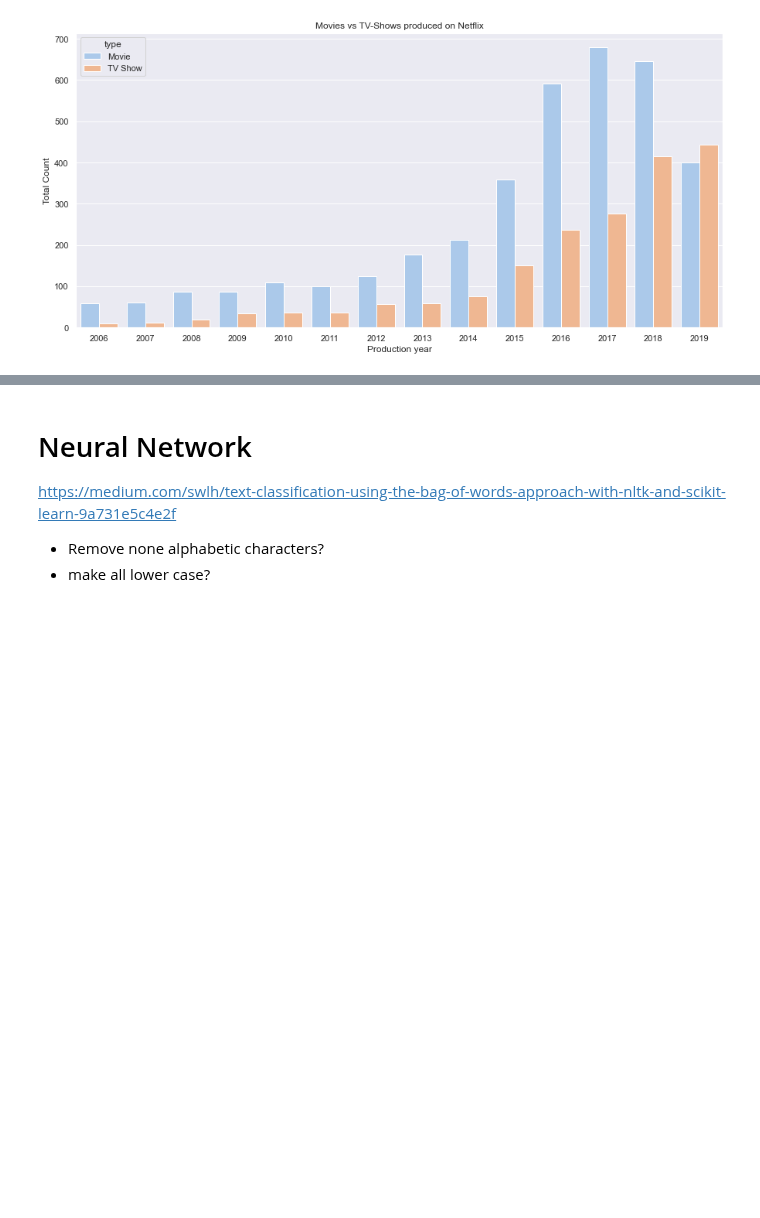
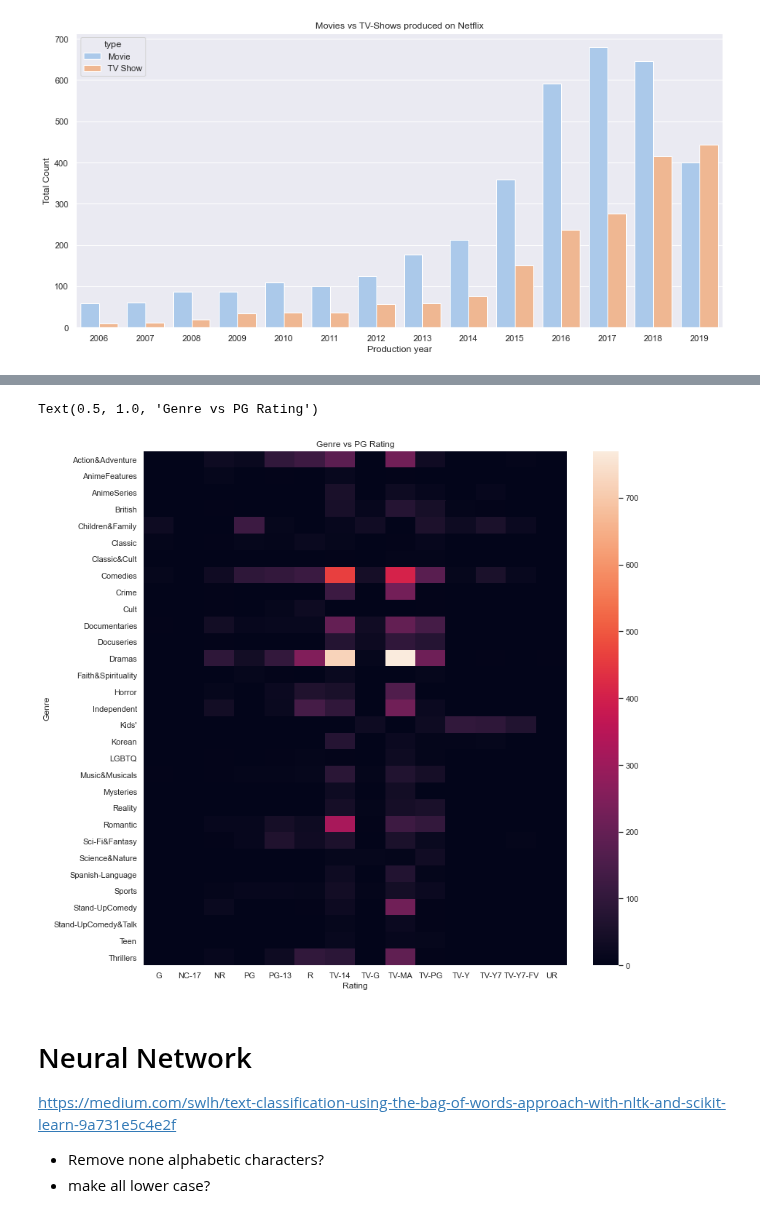
Before and after one commit to aSkailand/dat540-netflix_catalogue, a Jupyter notebook: steffen/Netflix Project Steffen.ipynb, the cells around one changed output, grey strips where cells are left out. Cells and saved outputs as stored; diff of their text form; code cells hidden in the pictures; blank space fills up the shorter version.

```diff
--- a/steffen/Netflix Project Steffen.ipynb
+++ b/steffen/Netflix Project Steffen.ipynb
@@ -150,0 +164,20 @@ plt.show()
+# %%
+#netflix_data[netflix_data.rating == 'G'].listed_in.value_counts()
+#netflix_data.listed_in = netflix_data.listed_in.str.replace(" ","").str.split(',')
+replace_list = [" ", "TV", "'", "Shows", "Movies", "International"]
+replacements = {
+        " ": "",
+        "TV": "",
+        "''": "",
+        "Shows": "",
+        "Movies": "",
+        "International": ""
+    }
+
+temp2 = netflix_data.copy()
+temp2.listed_in = temp2.listed_in.replace(replacements, regex=True).str.split(',')
+# %%
+temp3 = temp2.explode('listed_in')
+temp3 = temp3.rename(columns={'listed_in': 'Genre', 'rating': 'Rating'})
+df = temp3.groupby(['Genre','Rating']).size().unstack(fill_value=0)
+df[1:]
@@ -151,3 +203,8 @@ plt.show()
+# %%
+sns.heatmap(df[1:]).set_title("Genre vs PG Rating")
+# %% [output]
+Text(0.5, 1.0, 'Genre vs PG Rating')
+[figure, added]
 # %% [markdown]
 # Neural Network
 
```
Also changed, not shown: parts of 17 cells of this notebook, 2 other files.
